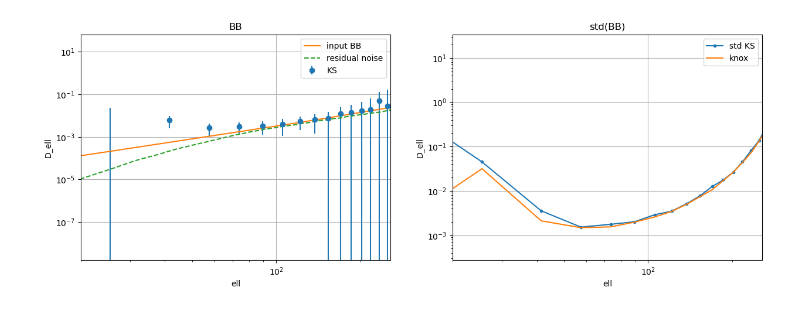
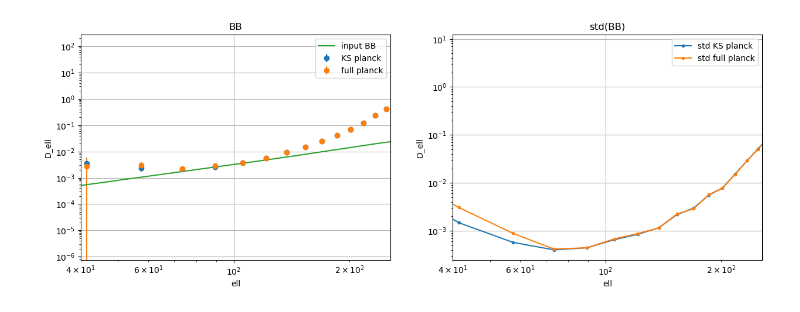
Before and after one commit to catyz/filterbin, a Jupyter notebook: plot.ipynb, the cells around one changed output. Cells and saved outputs as stored; diff of their text form; code cells hidden in the pictures.

```diff
--- a/plot.ipynb
+++ b/plot.ipynb
@@ -182 +246,16 @@ plt.xlim([20, 2*nside])
+# %%
+w_scalar = nmt.NmtWorkspace()
+f_scalar = nmt.NmtField(mask_apo, np.empty((1, npix)), beam=bl*np.sqrt(fl_scalar))
+w_scalar.compute_coupling_matrix(f_scalar, f_scalar, b)
+bpw_scalar = w_scalar.get_bandpower_windows()[0, :, 0]
+
+w_KS = nmt.NmtWorkspace()
+f_KS = nmt.NmtField(mask_apo, np.empty((2, npix)), beam=bl*np.sqrt(fl_KS), purify_b=True)
+w_KS.compute_coupling_matrix(f_KS, f_KS, b)
+bpw_KS = w_KS.get_bandpower_windows()[3, :, 3]
+
+w_pure = nmt.NmtWorkspace()
+f_pure = nmt.NmtField(mask_apo, np.empty((2, npix)), beam=bl*np.sqrt(fl_pure), masked_on_input=True)
+w_pure.compute_coupling_matrix(f_pure, f_pure, b)
+bpw_pure = w_pure.get_bandpower_windows()[3, :, 3]
 # %%
@@ -242,43 +368,47 @@ std_KS = c2db * np.std(cl_KS, axis=0)
 # %%
-w = nmt.NmtWorkspace()
-f = nmt.NmtField(mask_apo, np.empty((2, npix)), beam=bl*np.sqrt(fl))
-w.compute_coupling_matrix(f, f, b)
-bpw = w.get_bandpower_windows()[3, :, 3]
-
-nu_l = (2*l+1)*fsky*w2**2/w4*bin_size*fl
-knox = (bpw@input_cls[2] + mean_nl) * np.sqrt(2/(bpw@nu_l))
-# knox = (bpw@input_cls[2]) * np.sqrt(2/(bpw@nu_l))
+# nu_l = (2*l+1)*fsky*w2**2/w4*bin_size*fl
+# knox = (bpw@input_cls[2] + mean_nl) * np.sqrt(2/(bpw@nu_l))
+# # knox = (bpw@input_cls[2]) * np.sqrt(2/(bpw@nu_l))
 
 fig, axes = plt.subplots(1, 2, figsize=(15, 5))
 
-axes[0].errorbar(ells, mean_KS, yerr=std_KS, fmt='o', label='KS')
+# axes[0].errorbar(ells, mean_KS, yerr=std_KS, fmt='o', label='KS')
 # axes[0].errorbar(ells, mean_matpure, yerr=std_matpure, fmt='o', label='matpure')
-# axes[0].errorbar(ells, c2db*mean_nl, yerr=c2db*std_nl, fmt='.', label='Nl_bb')
-# axes[0].errorbar(ells, mean_restore_planck, yerr=std_restore_planck, fmt='.', label='restore planck')
-# axes[0].errorbar(ells, mean_restore_lb, yerr=std_restore_lb, fmt='.', label='restored lb')
-axes[0].plot(l, c2d*input_cls[2], label='input BB')
-# axes[0].plot(c2d*Nl_P_planck, label='Planck Nl_P', linestyle='dashed')
-# axes[0].plot(c2d*Nl_P_lb, label='LB Nl_P', linestyle='dashed')
+axes[0].errorbar(ells, mean_KS_planck, yerr=std_KS_planck, fmt='o', label='KS planck')
+# axes[0].errorbar(ells, mean_KS_lb, yerr=std_KS_lb, fmt='o', label='KS lb')
+# axes[0].errorbar(ells, mean_KS_noiseless, yerr=std_KS_noiseless, fmt='o', label='KS noiseless')
+axes[0].errorbar(ells, mean_full_planck, yerr=std_full_planck, fmt='o', label='full planck')
+# axes[0].errorbar(ells, mean_full_lb, yerr=std_full_lb, fmt='o', label='full lb')
+# axes[0].errorbar(ells, mean_full_noiseless, yerr=std_full_noiseless, fmt='o', label='full noiseless')
 
-axes[0].plot(c2d*cl_noise[2], label='residual noise', linestyle='dashed')
-# axes[0].plot(c2d*cl_noise_pure[2], label='residual noise pure', linestyle='dashed')
+axes[0].plot(c2d * input_cls[2], label='input BB')
+
+# axes[0].plot(c2d*cl_noise_pure_pol[3], label='residual noise matpure', linestyle='dashed')
+# axes[0].plot(c2d*cl_noise_KS_pol[3], label='residual noise KS', linestyle='dashed')
+# axes[0].plot(c2d*cl_noise_scalar, label='residual noise scalar', linestyle='dashed')
 
 axes[0].set_title('BB')
+# axes[0].set_ylim([1e-5, 1e-1])
 
-axes[1].plot(ells, std_KS, marker='.',label='std KS')
+# axes[1].plot(ells, std_KS, marker='.',label='std KS')
 # axes[1].plot(ells, std_matpure, marker='.',label='std matpure')
-# axes[1].plot(ells, std_restore_planck, marker='.',label='std restore planck')
-# axes[1].plot(ells, std_restore_lb, marker='.',label='std restore lb')
-axes[1].plot(ells, c2db*knox, label='knox')
+axes[1].plot(ells, std_KS_planck, marker='.',label='std KS planck')
+# axes[1].plot(ells, std_KS_lb, marker='.',label='std KS lb')
+# axes[1].plot(ells, std_KS_noiseless, marker='.',label='std KS noiseless')
+axes[1].plot(ells, std_full_planck, marker='.',label='std full planck')
+# axes[1].plot(ells, std_full_lb, marker='.',label='std full lb')
+# axes[1].plot(ells, std_full_noiseless, marker='.',label='std full noiseless')
+# axes[1].plot(ells, c2db*knox, label='knox')
 axes[1].set_title('std(BB)')
-# axes[1].set_ylim([1e-5,1e0])
+# axes[1].set_ylim([1e-4, 1e-2])
 
 for ax in axes.flatten():
     ax.legend()
-    ax.set_xlim([20,2*nside])
+    ax.set_xlim([40, 2*nside])
+    # ax.set_ylim([1e-5, 1e-1])
     ax.loglog()
     ax.grid()
     ax.set_xlabel('ell')
     ax.set_ylabel('D_ell')
 # %% [output]
-[figure, old version]
+[figure, new version]
```
Also changed, not shown: parts of 24 cells of this notebook, 1 other file.
